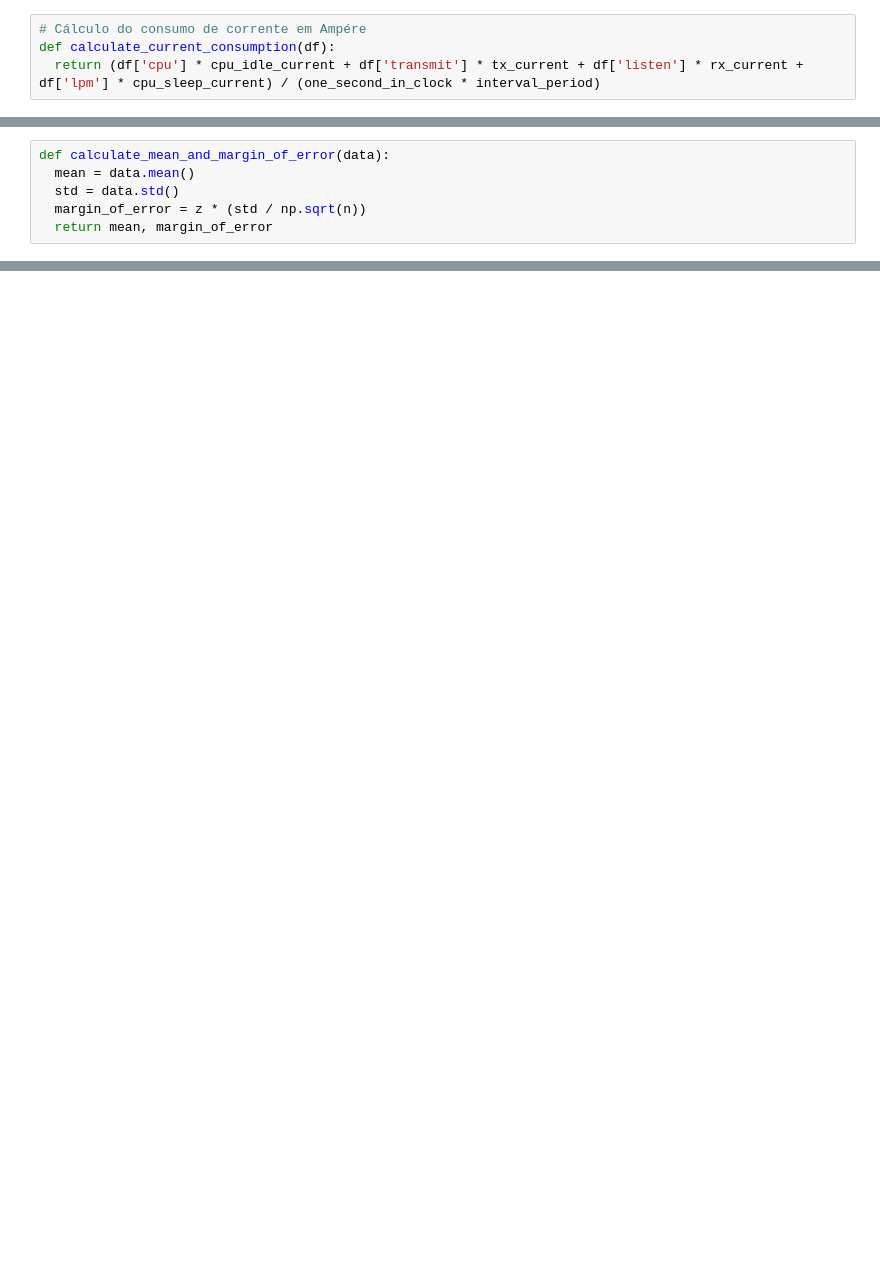
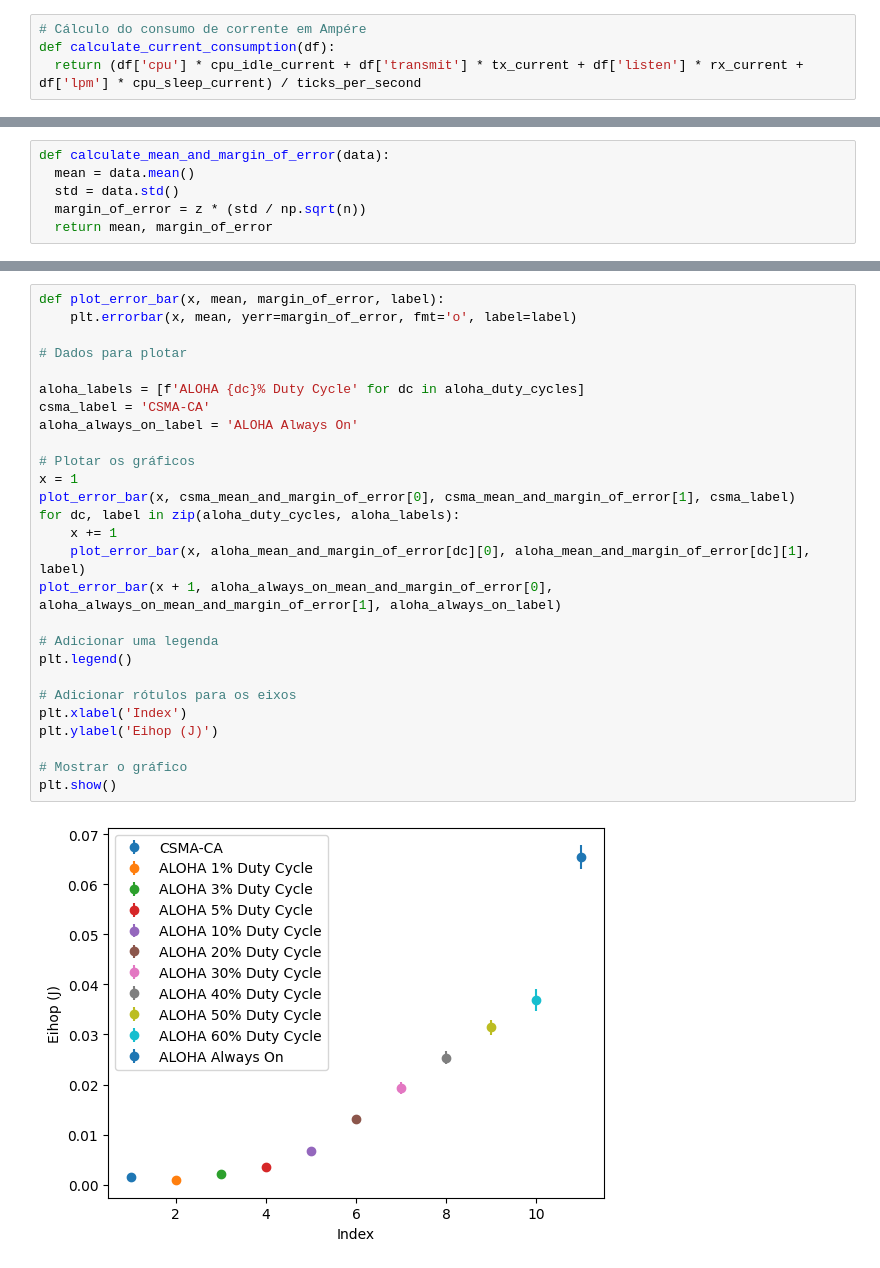
Before and after one commit to KilnerJhow/contiki-aloha, a Jupyter notebook: tcc/confidence_interval.ipynb, the cells around one changed output, grey strips where cells are left out. Cells and saved outputs as stored; diff of their text form; blank space fills up the shorter version.

```diff
--- a/tcc/confidence_interval.ipynb
+++ b/tcc/confidence_interval.ipynb
@@ -52,6 +54,6 @@ aloha_always_on_df_concat = pd.concat(aloha_always_on_dfs, ignore_index=True)
 # %%
 # Cálculo do consumo de corrente em Ampére
 def calculate_current_consumption(df):
-  return (df['cpu'] * cpu_idle_current + df['transmit'] * tx_current + df['listen'] * rx_current + df['lpm'] * cpu_sleep_current) / (one_second_in_clock * interval_period)
+  return (df['cpu'] * cpu_idle_current + df['transmit'] * tx_current + df['listen'] * rx_current + df['lpm'] * cpu_sleep_current) / ticks_per_second
 # %%
 #Cálculo de potência de cada linha
@@ -94,0 +121,29 @@ def calculate_mean_and_margin_of_error(data):
+# %%
+def plot_error_bar(x, mean, margin_of_error, label):
+    plt.errorbar(x, mean, yerr=margin_of_error, fmt='o', label=label)
+
+# Dados para plotar
+
+aloha_labels = [f'ALOHA {dc}% Duty Cycle' for dc in aloha_duty_cycles]
+csma_label = 'CSMA-CA'
+aloha_always_on_label = 'ALOHA Always On'
+
+# Plotar os gráficos
+x = 1
+plot_error_bar(x, csma_mean_and_margin_of_error[0], csma_mean_and_margin_of_error[1], csma_label)
+for dc, label in zip(aloha_duty_cycles, aloha_labels):
+    x += 1
+    plot_error_bar(x, aloha_mean_and_margin_of_error[dc][0], aloha_mean_and_margin_of_error[dc][1], label)
+plot_error_bar(x + 1, aloha_always_on_mean_and_margin_of_error[0], aloha_always_on_mean_and_margin_of_error[1], aloha_always_on_label)
+
+# Adicionar uma legenda
+plt.legend()
+
+# Adicionar rótulos para os eixos
+plt.xlabel('Index')
+plt.ylabel('Eihop (J)')
+
+# Mostrar o gráfico
+plt.show()
+# %% [output]
+[figure, added]
```
Also changed, not shown: parts of 13 cells of this notebook, 53 other files.
